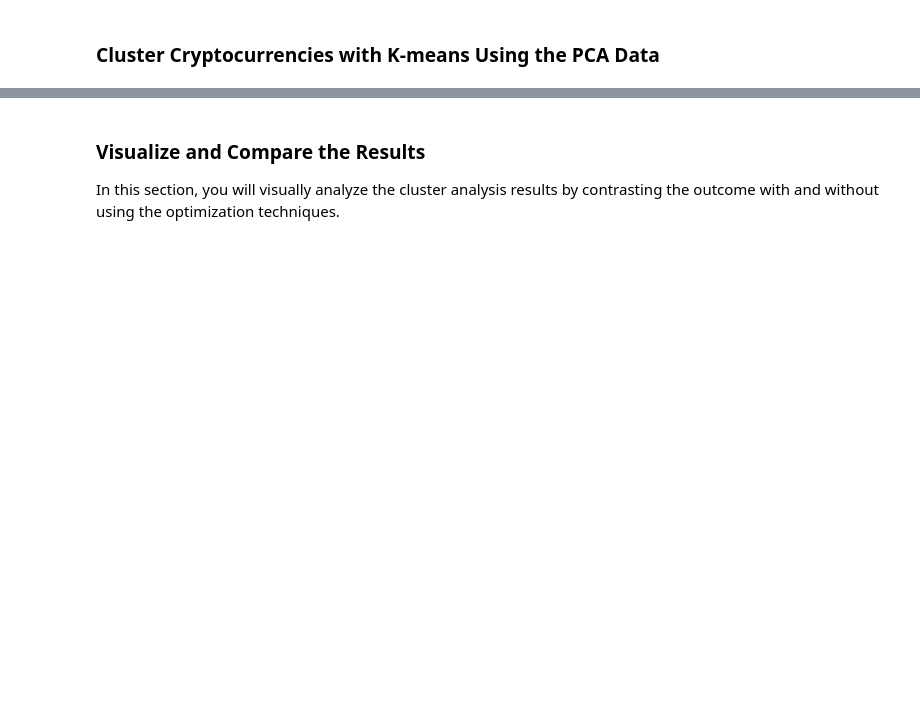
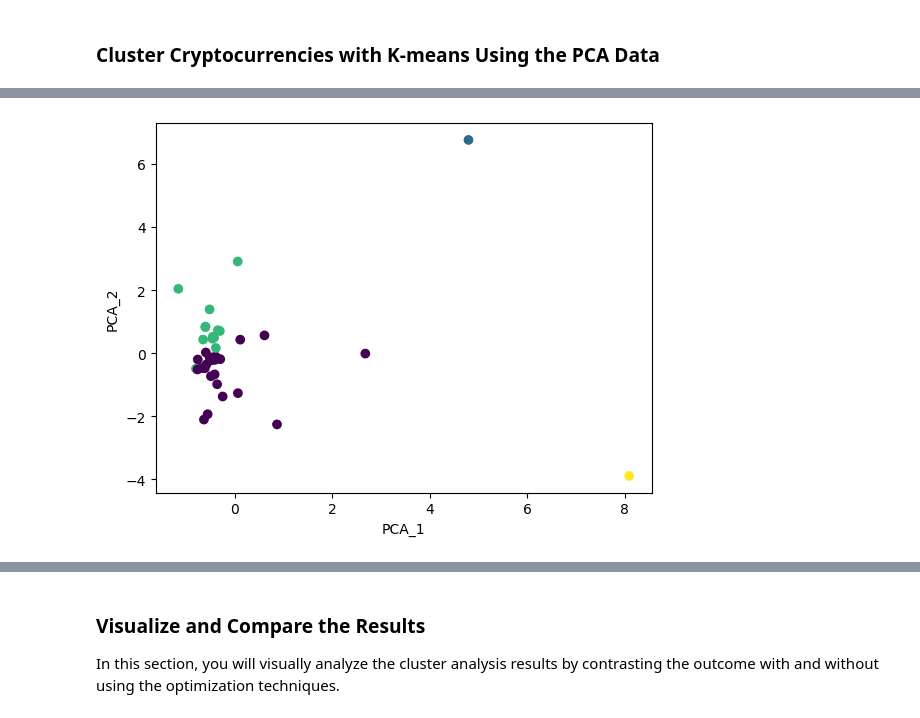
Before and after one commit to jwlosz/dsb_week19_unsupervisedlearning, a Jupyter notebook: Starter_Code/Crypto_Clustering.ipynb, the cells around one changed output, grey strips where cells are left out. Cells and saved outputs as stored; diff of their text form; code cells hidden in the pictures; blank space fills up the shorter version.

```diff
--- a/Starter_Code/Crypto_Clustering.ipynb
+++ b/Starter_Code/Crypto_Clustering.ipynb
@@ -330,0 +400,7 @@ plt.show()
+# %%
+# Do Unsupervised Clustering
+
+# KMeans on SCALED (not PCA) DATA
+
+# Define your "X" - features to predict
+X = df_pca
@@ -354,0 +511,21 @@ plt.show()
+# %%
+# Initialize the K-Means model using the best value for k
+df_sub = df_pca.copy()
+
+# Define the model with the higher value of k clusters
+# Use a random_state of 1 to generate the model
+
+# CHANGE THIS DEPENDING ON YOUR OPTIMAL k
+model = KMeans(n_clusters=4, random_state=1)
+
+# Fit the model
+model.fit(X)
+
+# Make predictions
+preds = model.predict(X)
+
+# Add a class column with the labels to the df DataFrame
+df_sub3 = df_sub.copy()
+df_sub3['clusters'] = preds
+
+df_sub3.head()
@@ -355,8 +540,6 @@ plt.show()
 # %%
-# Create a copy of the DataFrame with the PCA data
-
-
 # Add a new column to the DataFrame with the predicted clusters
-
+df_sub3['clusters'] = preds
 
 # Display sample data
+df_sub3.head()
@@ -363,6 +554,13 @@ plt.show()
 # %%
 # Create a scatter plot using hvPlot by setting
 # `x="PC1"` and `y="PC2"`.
 # Color the graph points with the labels found using K-Means and
 # add the crypto name in the `hover_cols` parameter to identify
 # the cryptocurrency represented by each data point.
+
+plt.scatter(df_sub3.PCA_1, df_sub3.PCA_2, c=df_sub3.clusters)
+plt.ylabel("PCA_2")
+plt.xlabel("PCA_1")
+plt.show()
+# %% [output]
+[figure, added]
```
Also changed, not shown: parts of 34 cells of this notebook, 1 other file.
